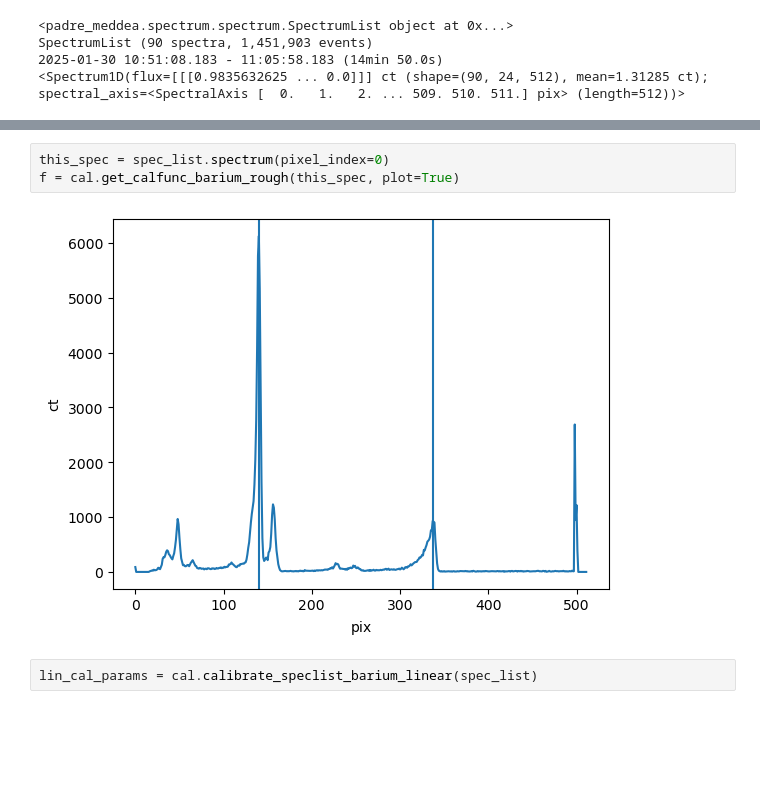
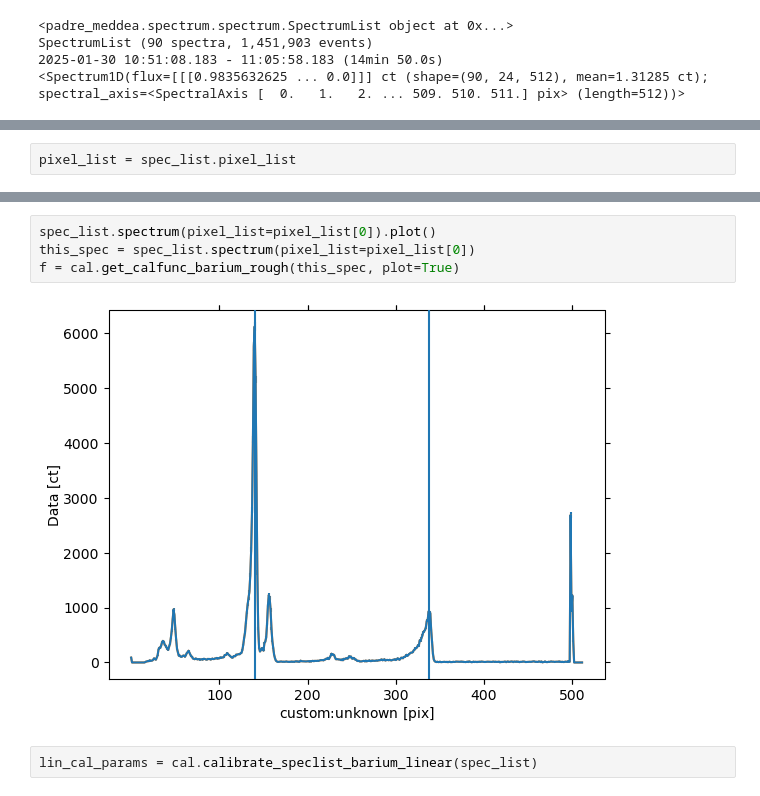
Before and after one commit to PADRESat/meddea_notebooks, a Jupyter notebook: calibration/20250706_energy_calibration_speclist.ipynb, the cells around one changed output, grey strips where cells are left out. Cells and saved outputs as stored; diff of their text form; blank space fills up the shorter version.

Commit message:
now with pixel list support

```diff
--- a/calibration/20250706_energy_calibration_speclist.ipynb
+++ b/calibration/20250706_energy_calibration_speclist.ipynb
@@ -163,2 +200,4 @@ spec_list.spectrum(pixel_index=0)
+# %%
+pixel_list = spec_list.pixel_list
 # %%
 fig, ax = plt.subplots()
@@ -177,10 +216,11 @@ plt.title(spec_list.pixel_list[0]['label'])
 Text(0.5, 1.0, 'Det0Pixel0L')
 [figure]
 # %%
-this_spec = spec_list.spectrum(pixel_index=0)
+spec_list.spectrum(pixel_list=pixel_list[0]).plot()
+this_spec = spec_list.spectrum(pixel_list=pixel_list[0])
 f = cal.get_calfunc_barium_rough(this_spec, plot=True)
 # %% [output]
-[figure, old version]
+[figure, new version]
 # %%
 lin_cal_params = cal.calibrate_speclist_barium_linear(spec_list)
 # %%
```
Also changed, not shown: parts of 19 cells of this notebook.
